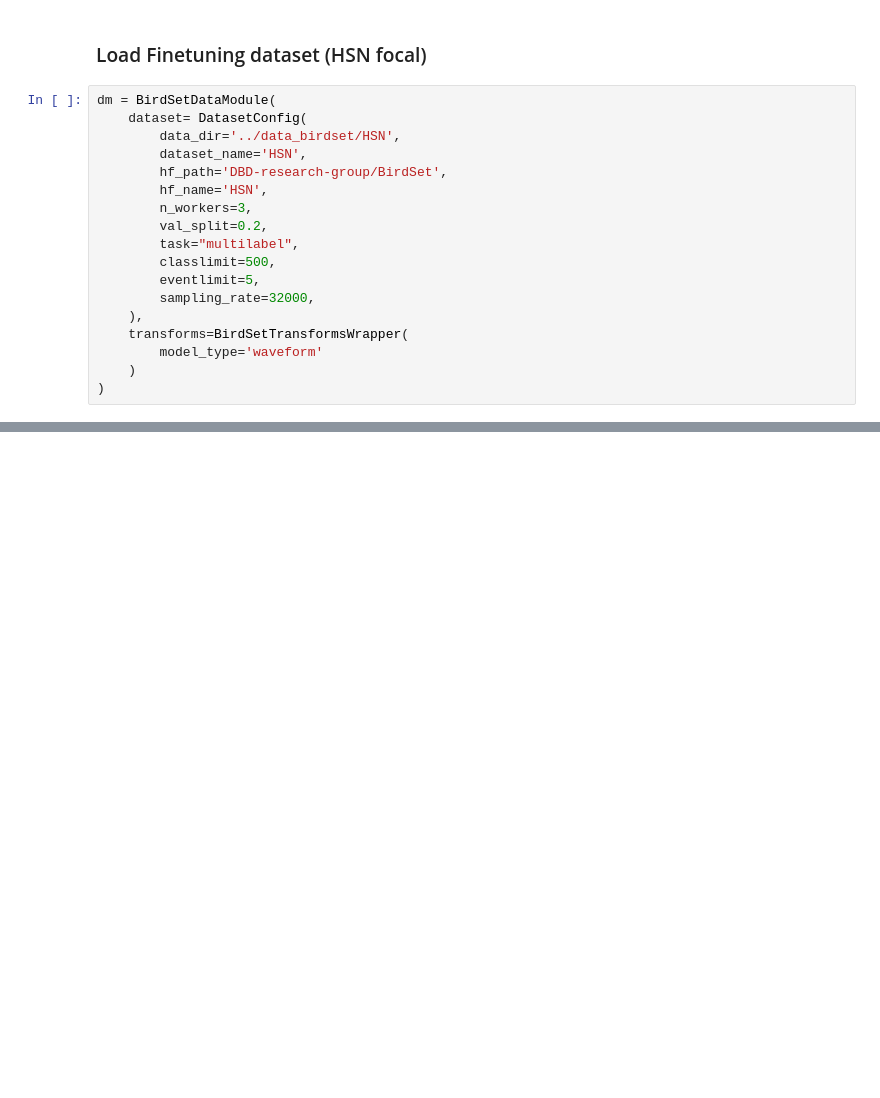
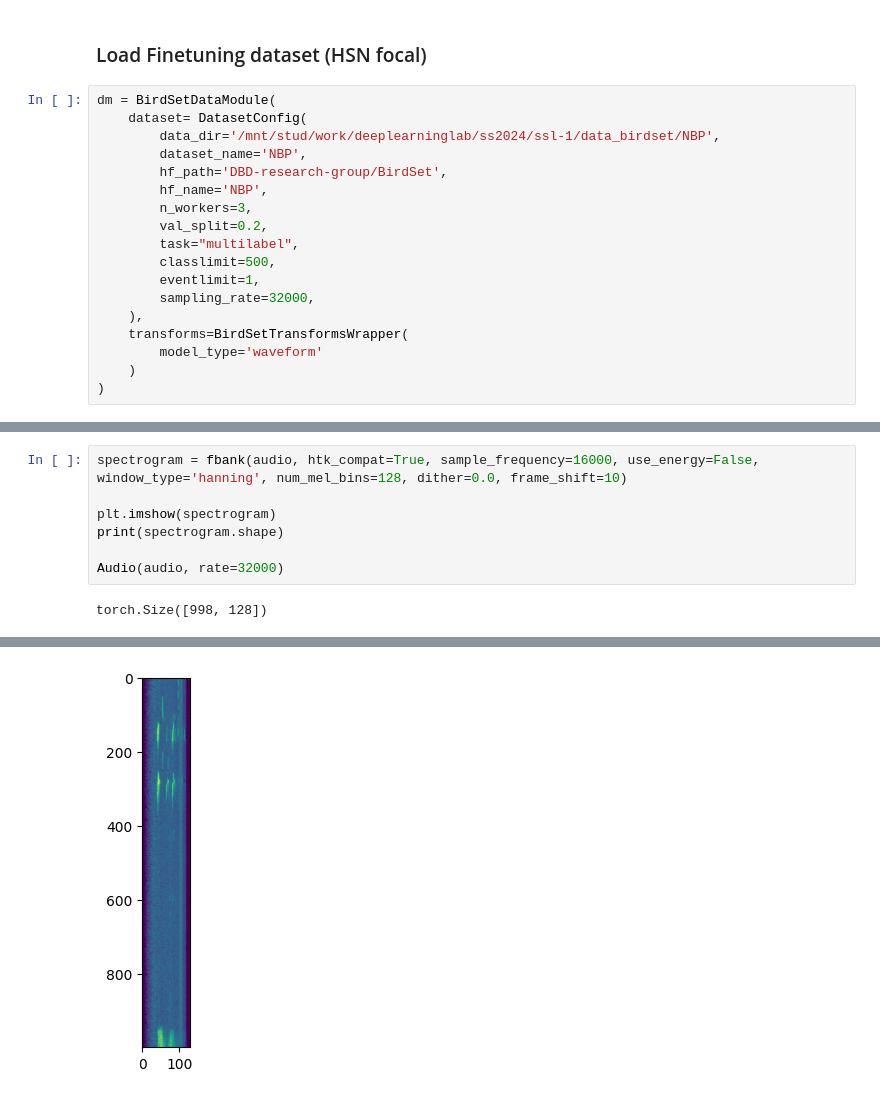
Before and after one commit to nhaH-luaP/DLL-SSL-1, a Jupyter notebook: notebooks/00-BirdSet.ipynb, the cells around one changed output, grey strips where cells are left out. Drawn from its saved outputs; the diff is of its cells as text; blank space fills up the shorter version.

```diff
--- a/notebooks/00-BirdSet.ipynb
+++ b/notebooks/00-BirdSet.ipynb
@@ -50,15 +52,15 @@ Label shape torch.Size([9736])
 # %%
 dm = BirdSetDataModule(
     dataset= DatasetConfig(
-        data_dir='../data_birdset/HSN',
-        dataset_name='HSN',
+        data_dir='/mnt/stud/work/deeplearninglab/ss2024/ssl-1/data_birdset/NBP',
+        dataset_name='NBP',
         hf_path='DBD-research-group/BirdSet',
-        hf_name='HSN',
+        hf_name='NBP',
         n_workers=3,
         val_split=0.2,
         task="multilabel",
         classlimit=500,
-        eventlimit=5,
+        eventlimit=1,
         sampling_rate=32000,
     ),
     transforms=BirdSetTransformsWrapper(
@@ -79,0 +84,9 @@ Audio(audio, rate=32000)
+# %%
+spectrogram = fbank(audio, htk_compat=True, sample_frequency=16000, use_energy=False, window_type='hanning', num_mel_bins=128, dither=0.0, frame_shift=10)
+
+plt.imshow(spectrogram)
+print(spectrogram.shape)
+
+Audio(audio, rate=32000)
+# %% [output]
+torch.Size([998, 128])
@@ -79,0 +94 @@ Audio(audio, rate=32000)
+[figure, added]
```
Also changed, not shown: parts of 8 cells of this notebook, 3 other files.
